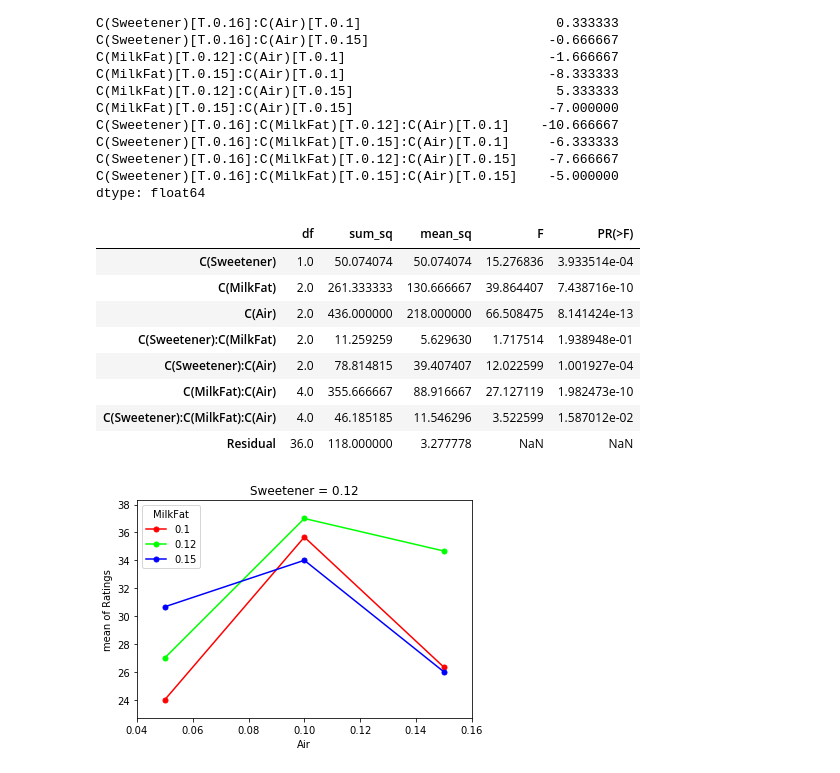
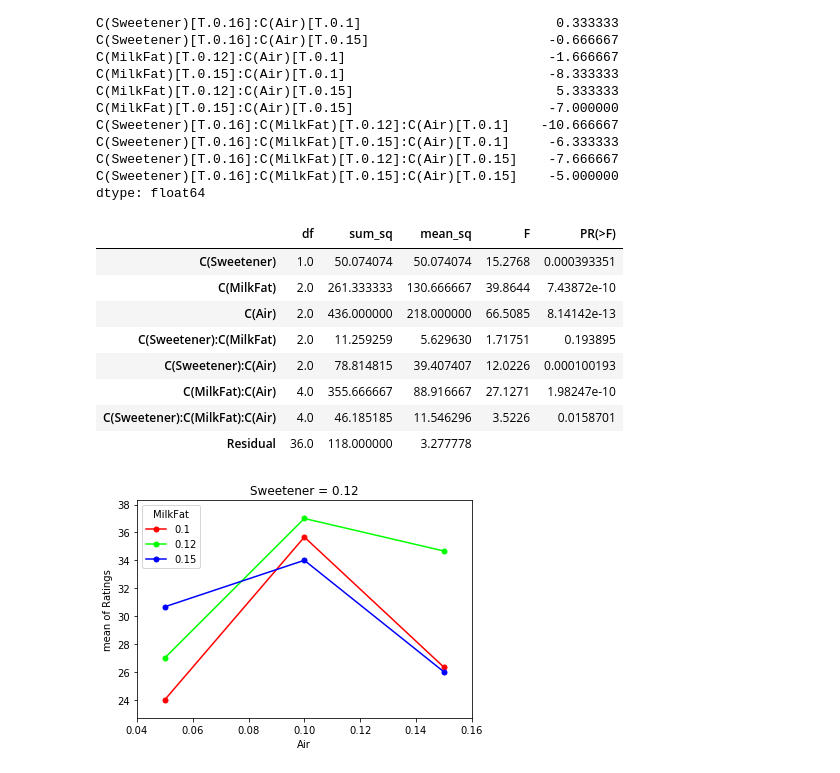
Before and after one commit to xidulu/mystery_demo, a Jupyter notebook: stat_pre.ipynb, the cells around one changed output. Saved outputs shown, nothing was run; the diff lists cells and outputs as text; code cells hidden in the pictures.

```diff
--- a/stat_pre.ipynb
+++ b/stat_pre.ipynb
@@ -51,18 +51,18 @@ C(Sweetener)[T.0.16]:C(MilkFat)[T.0.12]:C(Air)[T.0.15]    -7.666667
 C(Sweetener)[T.0.16]:C(MilkFat)[T.0.15]:C(Air)[T.0.15]    -5.000000
 dtype: float64
 # %%
-anova_table = sm.stats.anova_lm(model, typ=1)
+anova_table = sm.stats.anova_lm(model, typ=1).replace(np.nan, '', regex=True)
 anova_table
 # %% [output]
 |  | df | sum_sq | mean_sq | F | PR(>F) |
-| C(Sweetener) | 1.0 | 50.074074 | 50.074074 | 15.276836 | 3.933514e-04 |
-| C(MilkFat) | 2.0 | 261.333333 | 130.666667 | 39.864407 | 7.438716e-10 |
-| C(Air) | 2.0 | 436.000000 | 218.000000 | 66.508475 | 8.141424e-13 |
-| C(Sweetener):C(MilkFat) | 2.0 | 11.259259 | 5.629630 | 1.717514 | 1.938948e-01 |
-| C(Sweetener):C(Air) | 2.0 | 78.814815 | 39.407407 | 12.022599 | 1.001927e-04 |
-| C(MilkFat):C(Air) | 4.0 | 355.666667 | 88.916667 | 27.127119 | 1.982473e-10 |
-| C(Sweetener):C(MilkFat):C(Air) | 4.0 | 46.185185 | 11.546296 | 3.522599 | 1.587012e-02 |
-| Residual | 36.0 | 118.000000 | 3.277778 | NaN | NaN |
+| C(Sweetener) | 1.0 | 50.074074 | 50.074074 | 15.2768 | 0.000393351 |
+| C(MilkFat) | 2.0 | 261.333333 | 130.666667 | 39.8644 | 7.43872e-10 |
+| C(Air) | 2.0 | 436.000000 | 218.000000 | 66.5085 | 8.14142e-13 |
+| C(Sweetener):C(MilkFat) | 2.0 | 11.259259 | 5.629630 | 1.71751 | 0.193895 |
+| C(Sweetener):C(Air) | 2.0 | 78.814815 | 39.407407 | 12.0226 | 0.000100193 |
+| C(MilkFat):C(Air) | 4.0 | 355.666667 | 88.916667 | 27.1271 | 1.98247e-10 |
+| C(Sweetener):C(MilkFat):C(Air) | 4.0 | 46.185185 | 11.546296 | 3.5226 | 0.0158701 |
+| Residual | 36.0 | 118.000000 | 3.277778 |  |  |
 # %%
 from statsmodels.graphics.factorplots import interaction_plot
 
```
